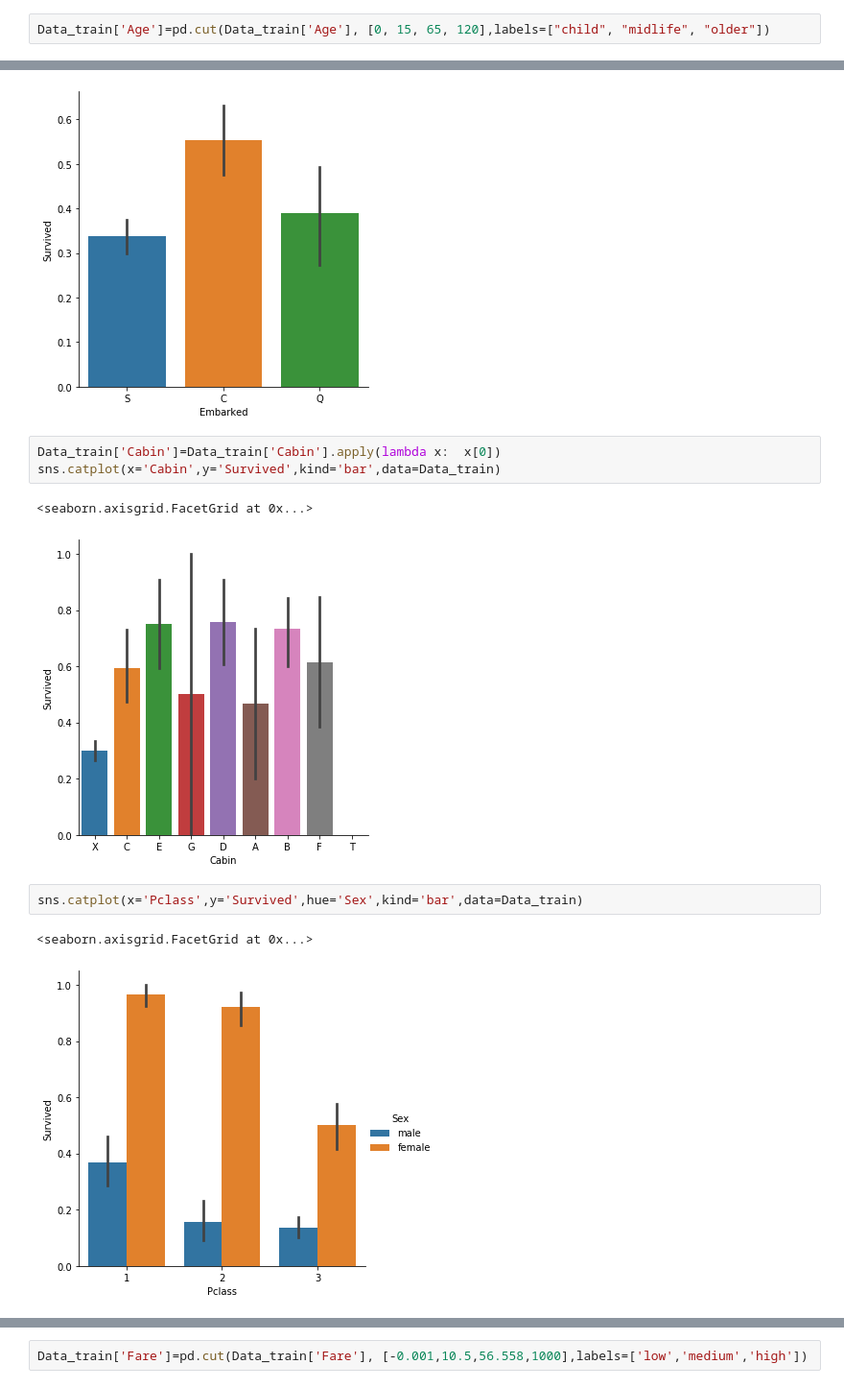
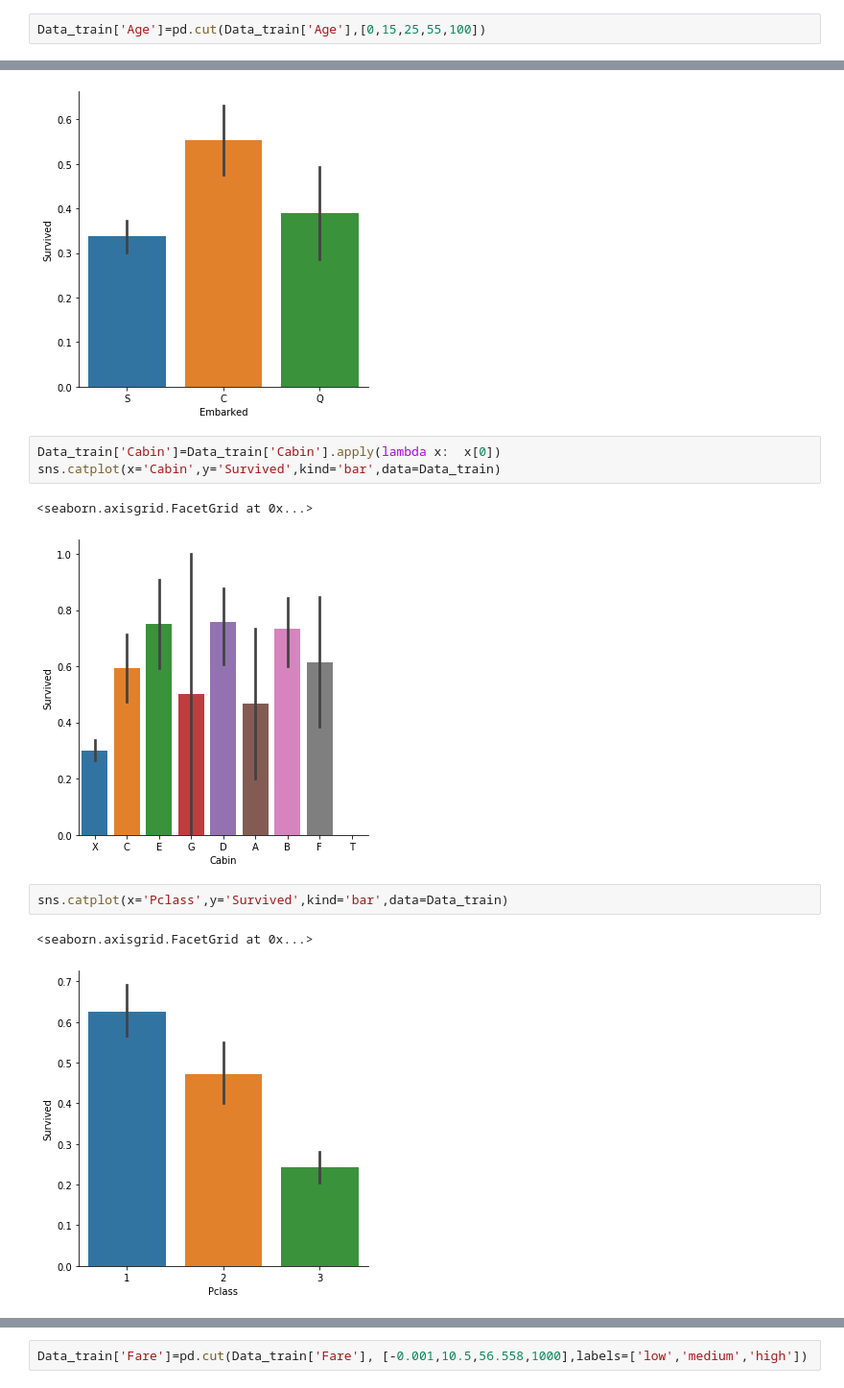
Before and after one commit to highsunday/Kaggle-, a Jupyter notebook: Titanic/titanic predict3.ipynb, the cells around one changed output, grey strips where cells are left out. Shown at 96% size. Drawn from its saved outputs; the diff is of its cells as text.

```diff
--- a/Titanic/titanic predict3.ipynb
+++ b/Titanic/titanic predict3.ipynb
@@ -121,3 +121,3 @@ sns.catplot(x='Title',y='Survived',kind='bar',data=Data_train)
 # %%
-Data_train['Age']=pd.cut(Data_train['Age'], [0, 15, 65, 120],labels=["child", "midlife", "older"])
+Data_train['Age']=pd.cut(Data_train['Age'],[0,15,25,55,100])
 # %%
@@ -157,9 +162,9 @@ Data_train['Cabin']=Data_train['Cabin'].apply(lambda x:  x[0])
 sns.catplot(x='Cabin',y='Survived',kind='bar',data=Data_train)
 # %% [output]
 <seaborn.axisgrid.FacetGrid at 0x...>
-[figure, old version]
+[figure, new version]
 # %%
-sns.catplot(x='Pclass',y='Survived',hue='Sex',kind='bar',data=Data_train)
+sns.catplot(x='Pclass',y='Survived',kind='bar',data=Data_train)
 # %% [output]
 <seaborn.axisgrid.FacetGrid at 0x...>
-[figure, old version]
+[figure, new version]
```
Also changed, not shown: parts of 19 cells of this notebook, 1 other file.
